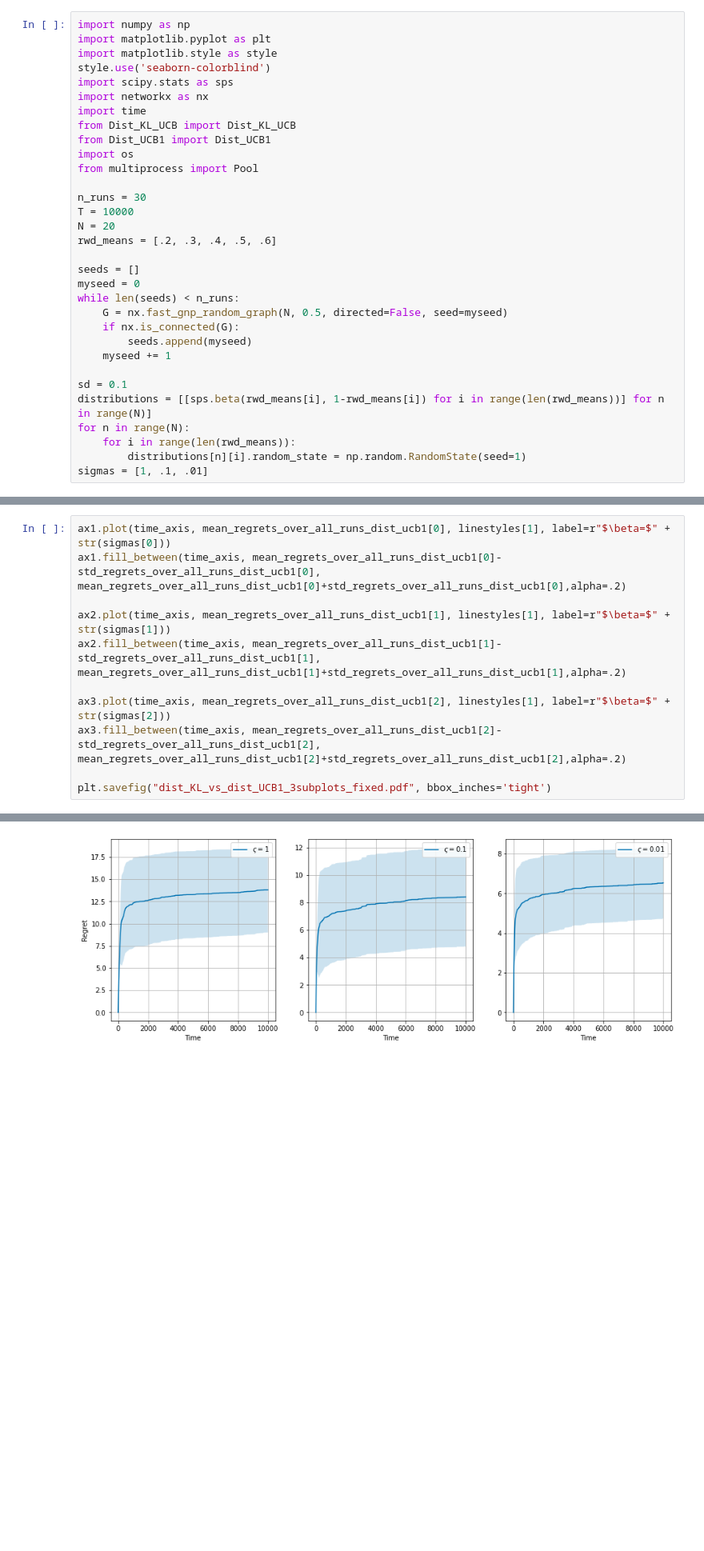
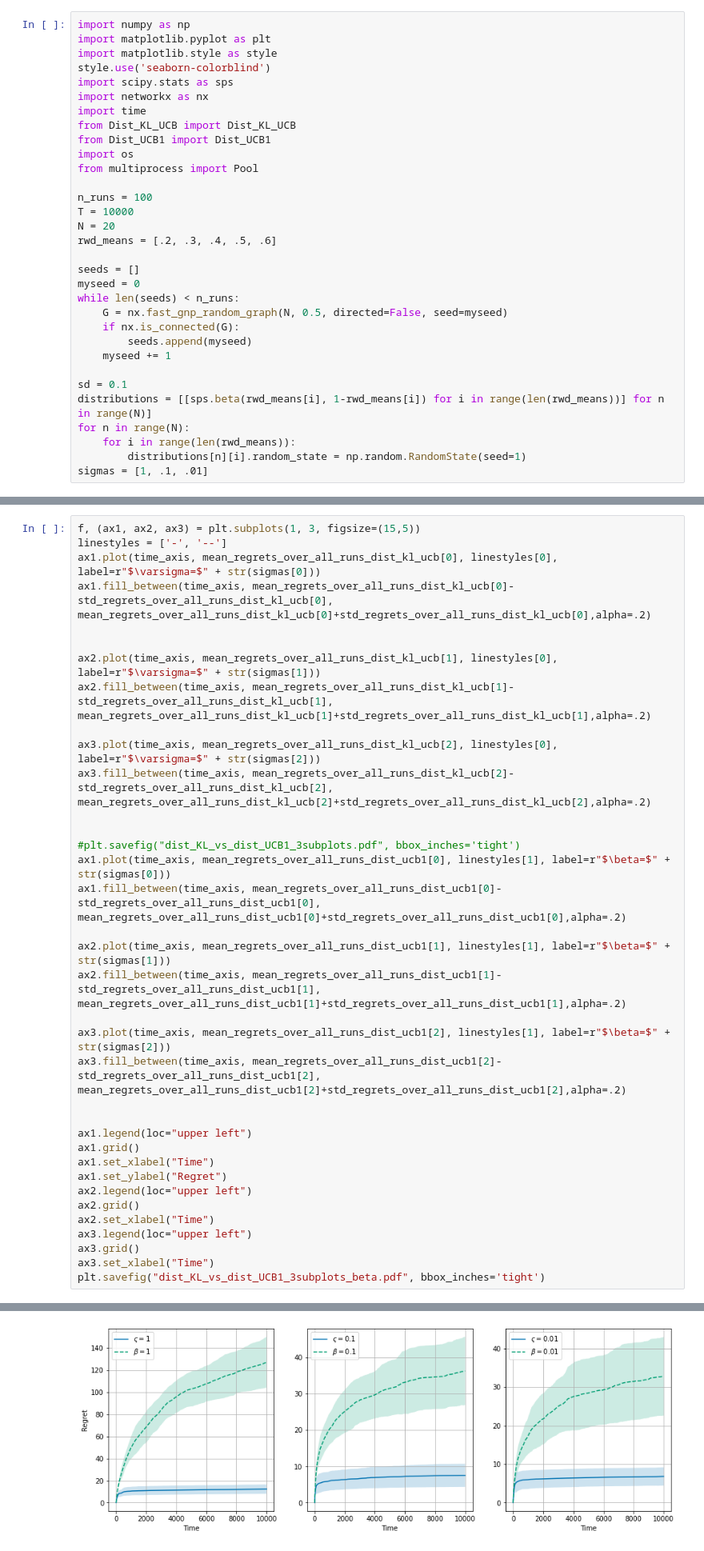
Before and after one commit to csasmith/vip-mab, a Jupyter notebook: code/KL_UCB/Dist_KL_UCB_vs_Dist_UCB1.ipynb, the cells around one changed output, grey strips where cells are left out. Shown at 80% size. Cells and saved outputs as stored; diff of their text form; blank space fills up the shorter version.

```diff
--- a/code/KL_UCB/Dist_KL_UCB_vs_Dist_UCB1.ipynb
+++ b/code/KL_UCB/Dist_KL_UCB_vs_Dist_UCB1.ipynb
@@ -11,7 +11,7 @@ from Dist_UCB1 import Dist_UCB1
 import os
 from multiprocess import Pool
 
-n_runs = 30
+n_runs = 100
 T = 10000
 N = 20
 rwd_means = [.2, .3, .4, .5, .6]
@@ -171,6 +192,20 @@ print(f'Total run time = {end_run_t - init_time}sec')
 # %% [output]
 [figure]
 # %%
+f, (ax1, ax2, ax3) = plt.subplots(1, 3, figsize=(15,5))
+linestyles = ['-', '--']
+ax1.plot(time_axis, mean_regrets_over_all_runs_dist_kl_ucb[0], linestyles[0], label=r"$\varsigma=$" + str(sigmas[0]))
+ax1.fill_between(time_axis, mean_regrets_over_all_runs_dist_kl_ucb[0]-std_regrets_over_all_runs_dist_kl_ucb[0], mean_regrets_over_all_runs_dist_kl_ucb[0]+std_regrets_over_all_runs_dist_kl_ucb[0],alpha=.2)
+
+
+ax2.plot(time_axis, mean_regrets_over_all_runs_dist_kl_ucb[1], linestyles[0], label=r"$\varsigma=$" + str(sigmas[1]))
+ax2.fill_between(time_axis, mean_regrets_over_all_runs_dist_kl_ucb[1]-std_regrets_over_all_runs_dist_kl_ucb[1], mean_regrets_over_all_runs_dist_kl_ucb[1]+std_regrets_over_all_runs_dist_kl_ucb[1],alpha=.2)
+
+ax3.plot(time_axis, mean_regrets_over_all_runs_dist_kl_ucb[2], linestyles[0], label=r"$\varsigma=$" + str(sigmas[2]))
+ax3.fill_between(time_axis, mean_regrets_over_all_runs_dist_kl_ucb[2]-std_regrets_over_all_runs_dist_kl_ucb[2], mean_regrets_over_all_runs_dist_kl_ucb[2]+std_regrets_over_all_runs_dist_kl_ucb[2],alpha=.2)
+
+
+#plt.savefig("dist_KL_vs_dist_UCB1_3subplots.pdf", bbox_inches='tight')
 ax1.plot(time_axis, mean_regrets_over_all_runs_dist_ucb1[0], linestyles[1], label=r"$\beta=$" + str(sigmas[0]))
 ax1.fill_between(time_axis, mean_regrets_over_all_runs_dist_ucb1[0]-std_regrets_over_all_runs_dist_ucb1[0], mean_regrets_over_all_runs_dist_ucb1[0]+std_regrets_over_all_runs_dist_ucb1[0],alpha=.2)
 
@@ -180,5 +215,16 @@ ax2.fill_between(time_axis, mean_regrets_over_all_runs_dist_ucb1[1]-std_regrets_
 ax3.plot(time_axis, mean_regrets_over_all_runs_dist_ucb1[2], linestyles[1], label=r"$\beta=$" + str(sigmas[2]))
 ax3.fill_between(time_axis, mean_regrets_over_all_runs_dist_ucb1[2]-std_regrets_over_all_runs_dist_ucb1[2], mean_regrets_over_all_runs_dist_ucb1[2]+std_regrets_over_all_runs_dist_ucb1[2],alpha=.2)
 
-plt.savefig("dist_KL_vs_dist_UCB1_3subplots_fixed.pdf", bbox_inches='tight')
+
+ax1.legend(loc="upper left")
+ax1.grid()
+ax1.set_xlabel("Time")
+ax1.set_ylabel("Regret")
+ax2.legend(loc="upper left")
+ax2.grid()
+ax2.set_xlabel("Time")
+ax3.legend(loc="upper left")
+ax3.grid()
+ax3.set_xlabel("Time")
+plt.savefig("dist_KL_vs_dist_UCB1_3subplots_beta.pdf", bbox_inches='tight')
 # %% [output]
@@ -186 +231 @@ Text(0.5, 0, 'Time')
-[figure, old version]
+[figure, new version]
```
Also changed, not shown: parts of 4 cells of this notebook, 5 other files.
